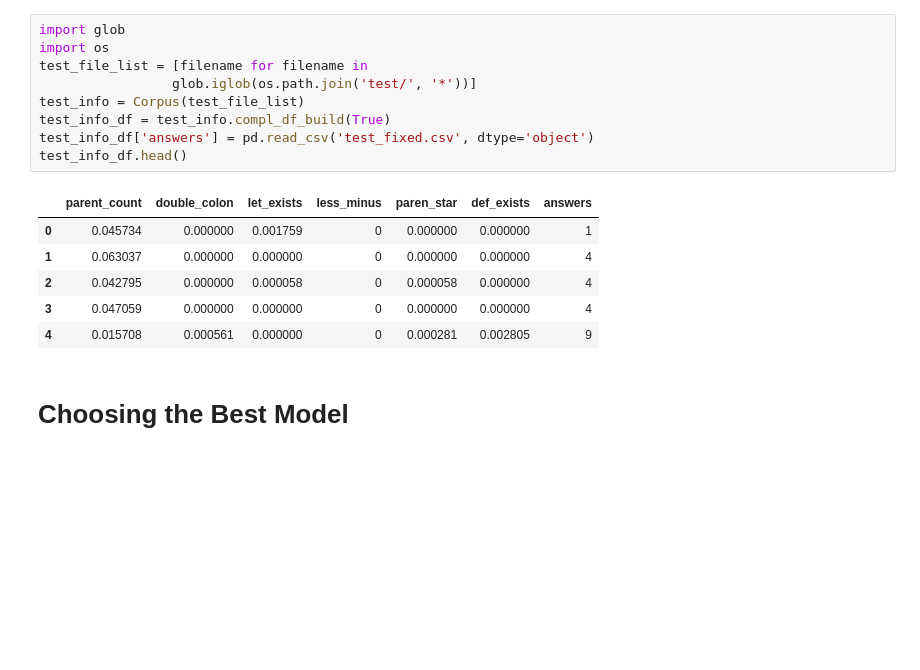
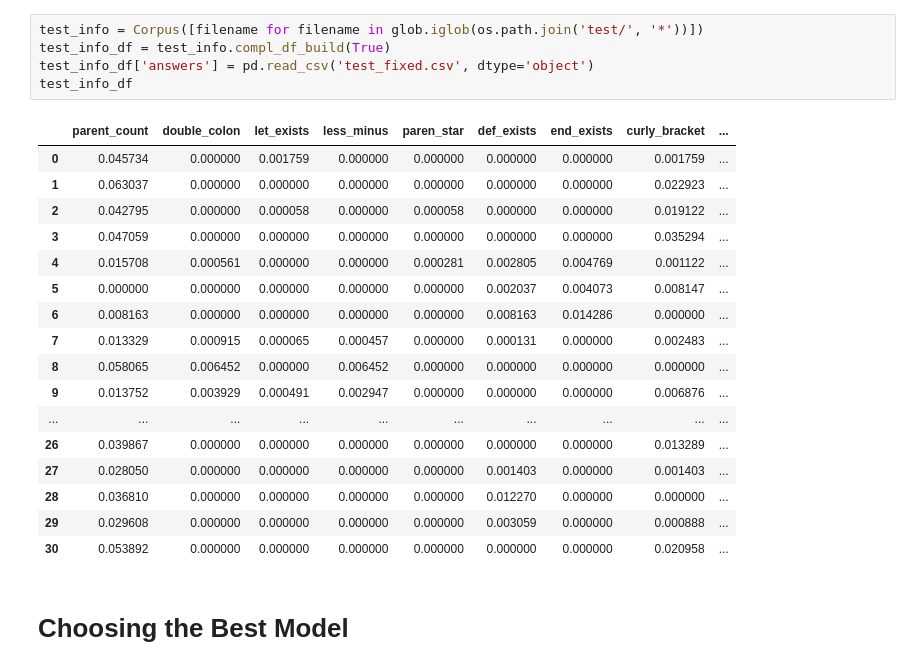
Before and after one commit to tiyd-python-2015-01/programming-language-classifier, a Jupyter notebook: lang classifier live.ipynb, the cells around one changed output. Drawn from its saved outputs; the diff is of its cells as text; blank space fills up the shorter version.

```diff
--- a/lang classifier live.ipynb
+++ b/lang classifier live.ipynb
@@ -15,19 +31,26 @@ corpus_df.head()
 # %%
-import glob
-import os
-test_file_list = [filename for filename in
-                 glob.iglob(os.path.join('test/', '*'))]
-test_info = Corpus(test_file_list)
+test_info = Corpus([filename for filename in glob.iglob(os.path.join('test/', '*'))])
 test_info_df = test_info.compl_df_build(True)
 test_info_df['answers'] = pd.read_csv('test_fixed.csv', dtype='object')
-test_info_df.head()
+test_info_df
 # %% [output]
-|  | parent_count | double_colon | let_exists | less_minus | paren_star | def_exists | answers |
-| 0 | 0.045734 | 0.000000 | 0.001759 | 0 | 0.000000 | 0.000000 | 1 |
-| 1 | 0.063037 | 0.000000 | 0.000000 | 0 | 0.000000 | 0.000000 | 4 |
-| 2 | 0.042795 | 0.000000 | 0.000058 | 0 | 0.000058 | 0.000000 | 4 |
-| 3 | 0.047059 | 0.000000 | 0.000000 | 0 | 0.000000 | 0.000000 | 4 |
-| 4 | 0.015708 | 0.000561 | 0.000000 | 0 | 0.000281 | 0.002805 | 9 |
+|  | parent_count | double_colon | let_exists | less_minus | paren_star | def_exists | end_exists | curly_bracket | ... |
+| 0 | 0.045734 | 0.000000 | 0.001759 | 0.000000 | 0.000000 | 0.000000 | 0.000000 | 0.001759 | ... |
+| 1 | 0.063037 | 0.000000 | 0.000000 | 0.000000 | 0.000000 | 0.000000 | 0.000000 | 0.022923 | ... |
+| 2 | 0.042795 | 0.000000 | 0.000058 | 0.000000 | 0.000058 | 0.000000 | 0.000000 | 0.019122 | ... |
+| 3 | 0.047059 | 0.000000 | 0.000000 | 0.000000 | 0.000000 | 0.000000 | 0.000000 | 0.035294 | ... |
+| 4 | 0.015708 | 0.000561 | 0.000000 | 0.000000 | 0.000281 | 0.002805 | 0.004769 | 0.001122 | ... |
+| 5 | 0.000000 | 0.000000 | 0.000000 | 0.000000 | 0.000000 | 0.002037 | 0.004073 | 0.008147 | ... |
+| 6 | 0.008163 | 0.000000 | 0.000000 | 0.000000 | 0.000000 | 0.008163 | 0.014286 | 0.000000 | ... |
+| 7 | 0.013329 | 0.000915 | 0.000065 | 0.000457 | 0.000000 | 0.000131 | 0.000000 | 0.002483 | ... |
+| 8 | 0.058065 | 0.006452 | 0.000000 | 0.006452 | 0.000000 | 0.000000 | 0.000000 | 0.000000 | ... |
+| 9 | 0.013752 | 0.003929 | 0.000491 | 0.002947 | 0.000000 | 0.000000 | 0.000000 | 0.006876 | ... |
+| ... | ... | ... | ... | ... | ... | ... | ... | ... | ... |
+| 26 | 0.039867 | 0.000000 | 0.000000 | 0.000000 | 0.000000 | 0.000000 | 0.000000 | 0.013289 | ... |
+| 27 | 0.028050 | 0.000000 | 0.000000 | 0.000000 | 0.000000 | 0.001403 | 0.000000 | 0.001403 | ... |
+| 28 | 0.036810 | 0.000000 | 0.000000 | 0.000000 | 0.000000 | 0.012270 | 0.000000 | 0.000000 | ... |
+| 29 | 0.029608 | 0.000000 | 0.000000 | 0.000000 | 0.000000 | 0.003059 | 0.000000 | 0.000888 | ... |
+| 30 | 0.053892 | 0.000000 | 0.000000 | 0.000000 | 0.000000 | 0.000000 | 0.000000 | 0.020958 | ... |
 # %% [markdown]
 # Choosing the Best Model
 # %%
```
Also changed, not shown: parts of 8 cells of this notebook, 3 other files.
